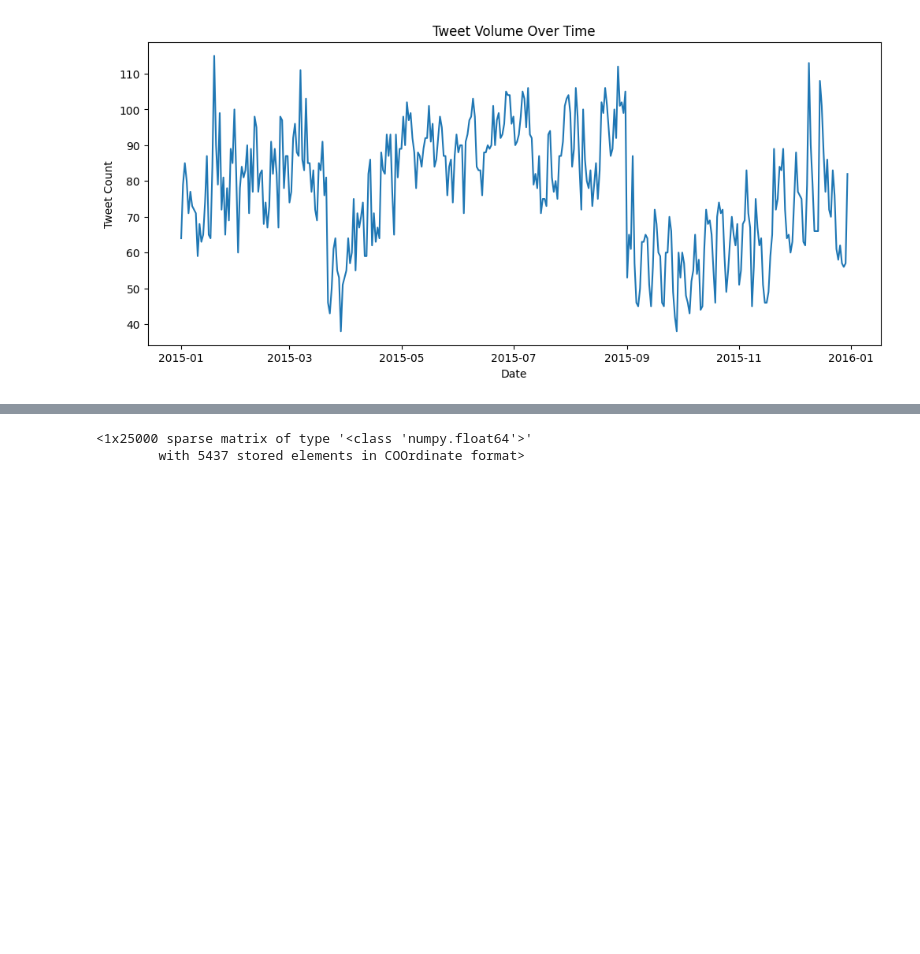
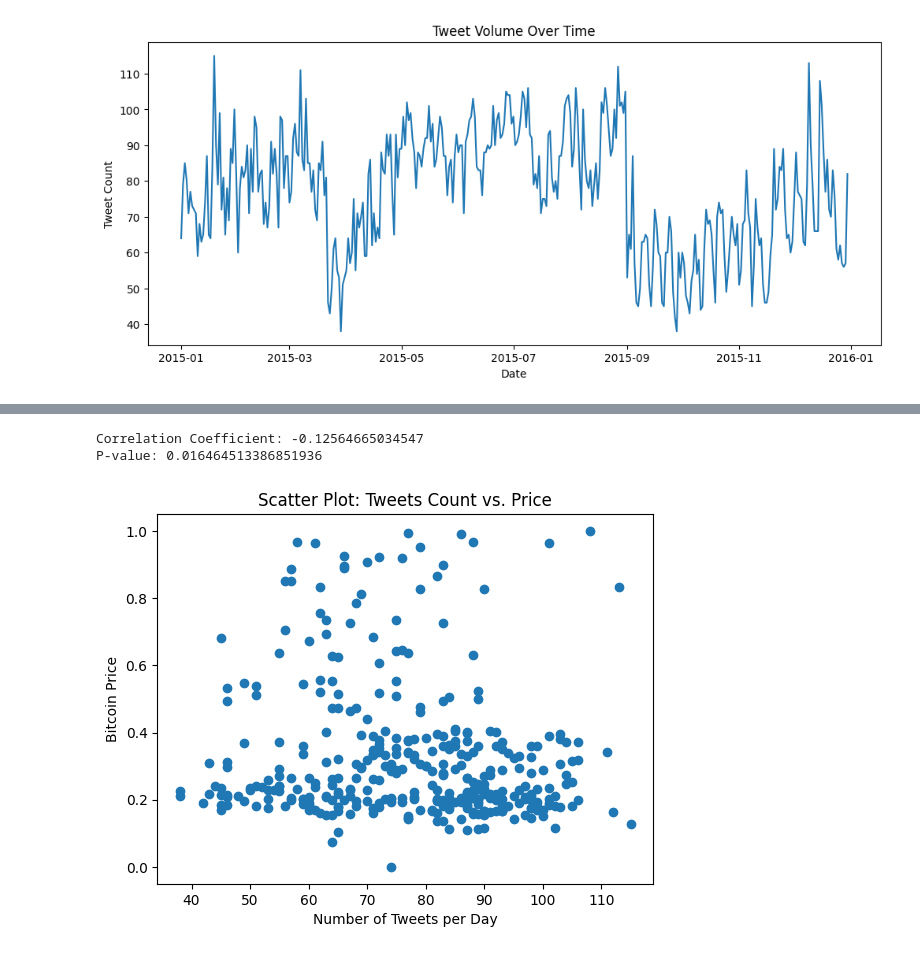
Before and after one commit to Vishnu-3101/A-Multimodal-Deep-Learning-Model-for-Bitcoin-Price-Prediction-with-News-and-Market-Prices, a Jupyter notebook: DataPreprocessing.ipynb, the cells around one changed output, grey strips where cells are left out. Cells and saved outputs as stored; diff of their text form; code cells hidden in the pictures; blank space fills up the shorter version.

```diff
--- a/DataPreprocessing.ipynb
+++ b/DataPreprocessing.ipynb
@@ -234,3 +166,0 @@ def visualize_prices():
-# %%
-btc_data = pd.read_csv('/content/drive/MyDrive/ResearchPaper/Dataset/BTC_data/BTC-USD_2015.csv')
-btc_data.head()
@@ -272,0 +167,3 @@ print(dataset[0])
+# %%
+normalized_data = BTC.normalize(btc_data)
+normalized_data.head()
@@ -273,3 +177,9 @@ print(dataset[0])
+# %%
+tweets.correlation(tweets.tweets_per_day['Tweets_Count'], normalized_data['Close'][:364])
+# %% [output]
+Correlation Coefficient: -0.12564665034547
+P-value: 0.016464513386851936
+[figure, added]
 # %%
 from sklearn.feature_extraction.text import TfidfVectorizer
 vectorizer = TfidfVectorizer(max_features=5000, stop_words='english')  # You can adjust max_features as needed
@@ -284,5 +186,0 @@ lagged_encoded_tweets = np.array(lagged_encoded_tweets)
-# %%
-lagged_encoded_tweets[0]
-# %% [output]
-<1x25000 sparse matrix of type '<class 'numpy.float64'>'
-        with 5437 stored elements in COOrdinate format>
```
Also changed, not shown: parts of 34 cells of this notebook.
